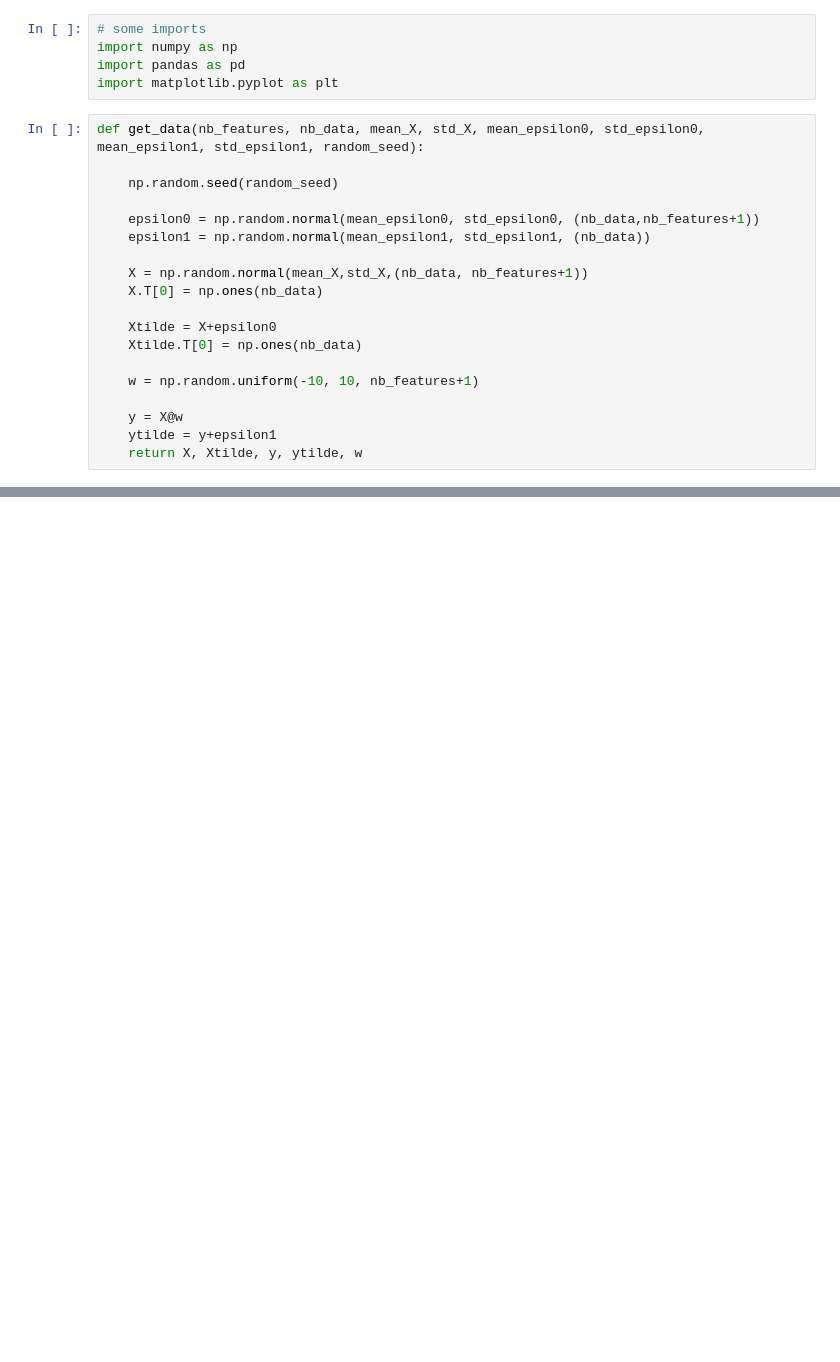
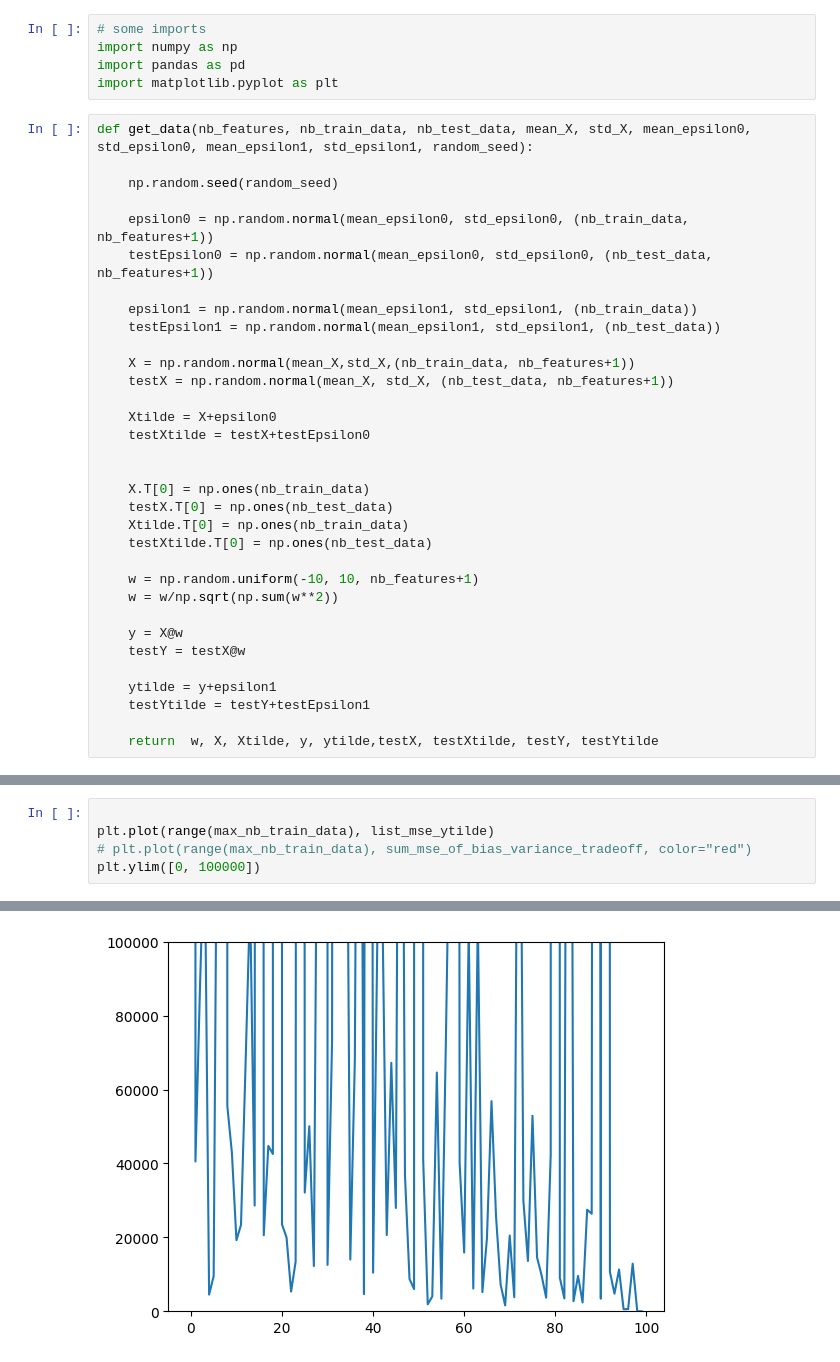
Before and after one commit to Pietro-Gavazzi/TFE, a Jupyter notebook: regularization.ipynb, the cells around one changed output, grey strips where cells are left out. Drawn from its saved outputs; the diff is of its cells as text; blank space fills up the shorter version.

```diff
--- a/regularization.ipynb
+++ b/regularization.ipynb
@@ -4,24 +7,38 @@ import numpy as np
 import pandas as pd
 import matplotlib.pyplot as plt
 # %%
-def get_data(nb_features, nb_data, mean_X, std_X, mean_epsilon0, std_epsilon0, mean_epsilon1, std_epsilon1, random_seed):
+def get_data(nb_features, nb_train_data, nb_test_data, mean_X, std_X, mean_epsilon0, std_epsilon0, mean_epsilon1, std_epsilon1, random_seed):
 
     np.random.seed(random_seed)
 
-    epsilon0 = np.random.normal(mean_epsilon0, std_epsilon0, (nb_data,nb_features+1))
-    epsilon1 = np.random.normal(mean_epsilon1, std_epsilon1, (nb_data))
+    epsilon0 = np.random.normal(mean_epsilon0, std_epsilon0, (nb_train_data, nb_features+1))
+    testEpsilon0 = np.random.normal(mean_epsilon0, std_epsilon0, (nb_test_data, nb_features+1))
 
-    X = np.random.normal(mean_X,std_X,(nb_data, nb_features+1))
-    X.T[0] = np.ones(nb_data)
+    epsilon1 = np.random.normal(mean_epsilon1, std_epsilon1, (nb_train_data))
+    testEpsilon1 = np.random.normal(mean_epsilon1, std_epsilon1, (nb_test_data))
+
+    X = np.random.normal(mean_X,std_X,(nb_train_data, nb_features+1))
+    testX = np.random.normal(mean_X, std_X, (nb_test_data, nb_features+1))
 
     Xtilde = X+epsilon0
-    Xtilde.T[0] = np.ones(nb_data)
+    testXtilde = testX+testEpsilon0
+
+
+    X.T[0] = np.ones(nb_train_data)
+    testX.T[0] = np.ones(nb_test_data)
+    Xtilde.T[0] = np.ones(nb_train_data)
+    testXtilde.T[0] = np.ones(nb_test_data)
 
     w = np.random.uniform(-10, 10, nb_features+1)
+    w = w/np.sqrt(np.sum(w**2))
 
     y = X@w
+    testY = testX@w
+
     ytilde = y+epsilon1
-    return X, Xtilde, y, ytilde, w
+    testYtilde = testY+testEpsilon1
+
+    return  w, X, Xtilde, y, ytilde,testX, testXtilde, testY, testYtilde
 # %%
 nb_experiment = 1
 nb_features = 1000
@@ -60,0 +93,6 @@ KeyboardInterrupt:
+# %%
+
+plt.plot(range(max_nb_train_data), list_mse_ytilde)
+# plt.plot(range(max_nb_train_data), sum_mse_of_bias_variance_tradeoff, color="red")
+plt.ylim([0, 100000])
+# %% [output]
@@ -60,0 +100 @@ KeyboardInterrupt:
+[figure, added]
```
Also changed, not shown: parts of 3 cells of this notebook, 1 other file.
